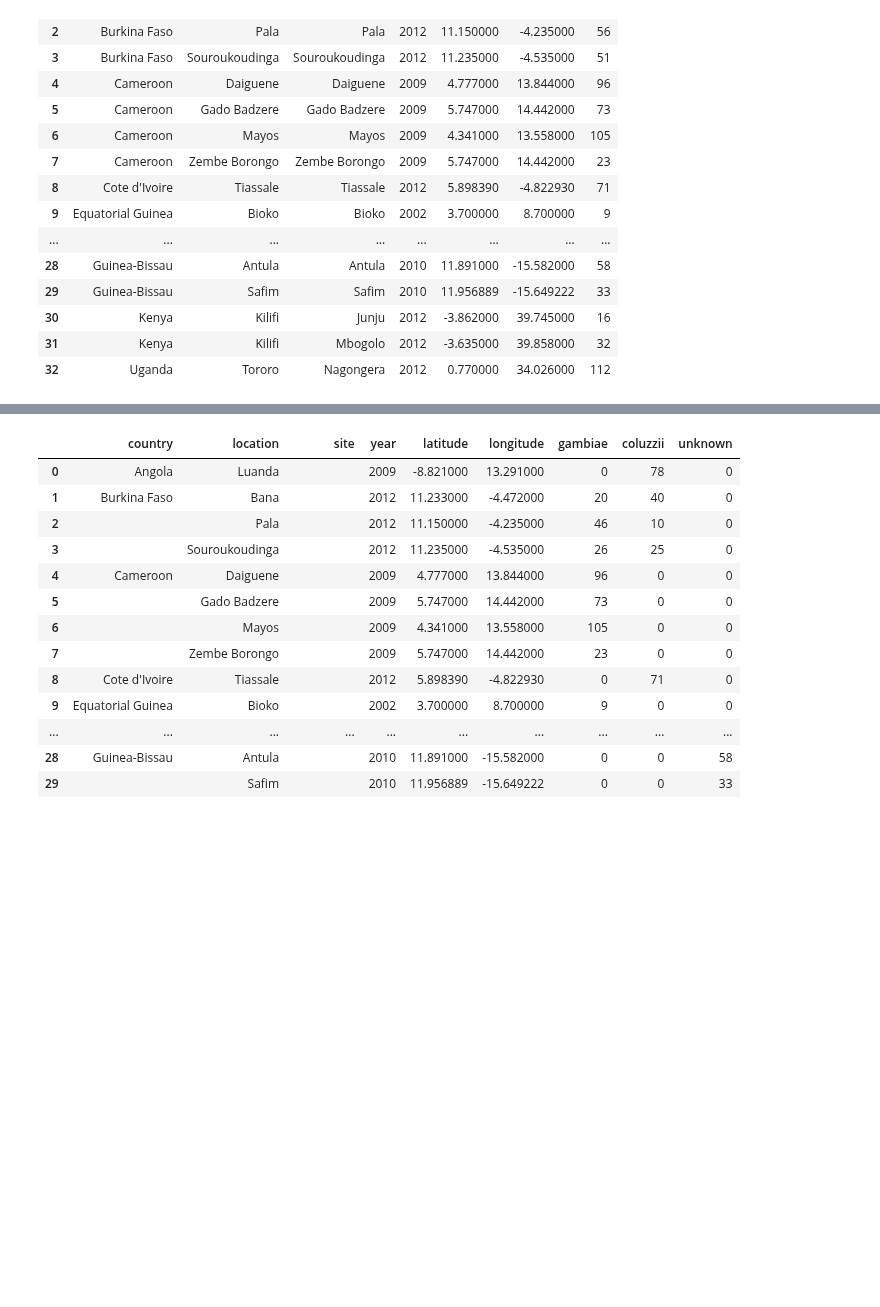
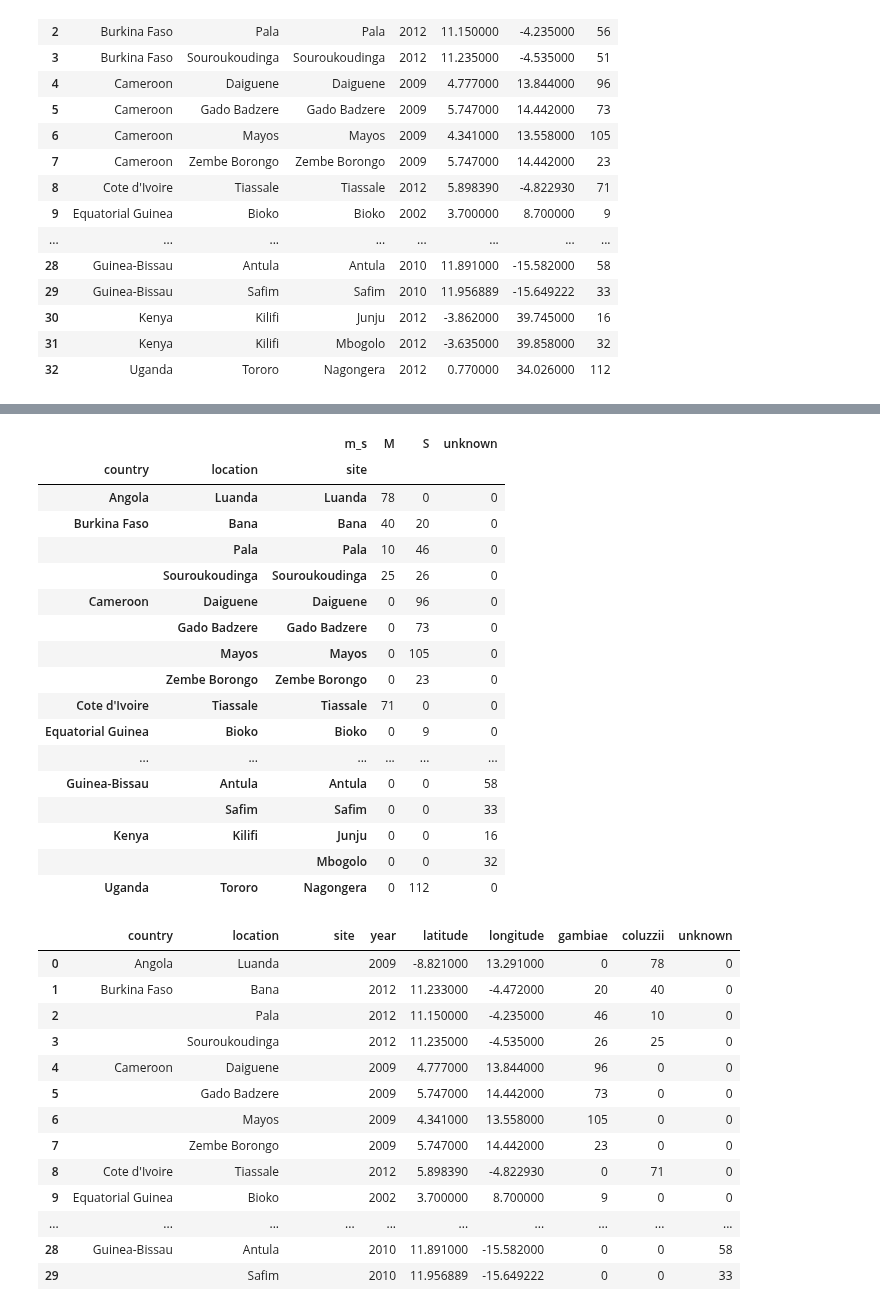
Before and after one commit to alimanfoo/ag1000g-phase2-data-paper, a Jupyter notebook: notebooks/Table_sampling_locations.ipynb, the cells around one changed output, grey strips where cells are left out. Cells and saved outputs as stored; diff of their text form; code cells hidden in the pictures; blank space fills up the shorter version.

```diff
--- a/notebooks/Table_sampling_locations.ipynb
+++ b/notebooks/Table_sampling_locations.ipynb
@@ -83 +88,35 @@ df_meta.loc[(df_meta["site"] == 'Antula') & (df_meta.m_s.isna())].shape[0]
+# %%
+# Fix the m/s
+df_meta.replace('M/S', 'S', inplace=True)
+# %%
+# groupby can, but is a bit more involved
+count_g = df_meta.groupby(["country", "location", "site"]).m_s.value_counts()
+# %%
+count_g.name = "count"
+# %%
+count_g = count_g.reset_index().pivot_table(
+    values="count",
+    columns="m_s",
+    index=["country", "location", "site"]).fillna(0).astype("int")
+# %%
+count_g
+# %% [output]
+|  |  | m_s | M | S | unknown |
+| country | location | site |  |  |  |
+| Angola | Luanda | Luanda | 78 | 0 | 0 |
+| Burkina Faso | Bana | Bana | 40 | 20 | 0 |
+|  | Pala | Pala | 10 | 46 | 0 |
+|  | Souroukoudinga | Souroukoudinga | 25 | 26 | 0 |
+| Cameroon | Daiguene | Daiguene | 0 | 96 | 0 |
+|  | Gado Badzere | Gado Badzere | 0 | 73 | 0 |
+|  | Mayos | Mayos | 0 | 105 | 0 |
+|  | Zembe Borongo | Zembe Borongo | 0 | 23 | 0 |
+| Cote d'Ivoire | Tiassale | Tiassale | 71 | 0 | 0 |
+| Equatorial Guinea | Bioko | Bioko | 0 | 9 | 0 |
+| ... | ... | ... | ... | ... | ... |
+| Guinea-Bissau | Antula | Antula | 0 | 0 | 58 |
+|  | Safim | Safim | 0 | 0 | 33 |
+| Kenya | Kilifi | Junju | 0 | 0 | 16 |
+|  |  | Mbogolo | 0 | 0 | 32 |
+| Uganda | Tororo | Nagongera | 0 | 112 | 0 |
 # %%
```
Also changed, not shown: parts of 11 cells of this notebook.
